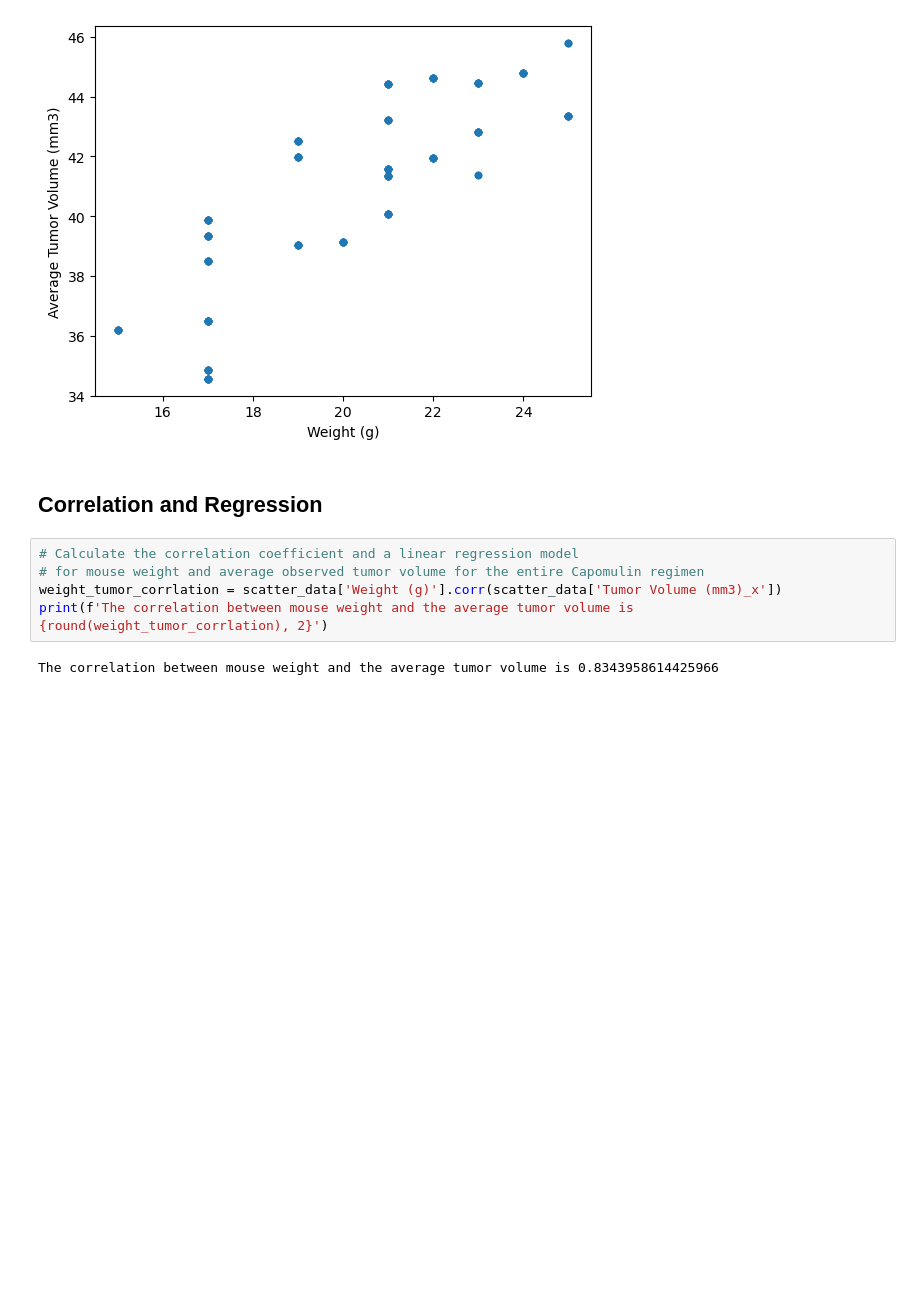
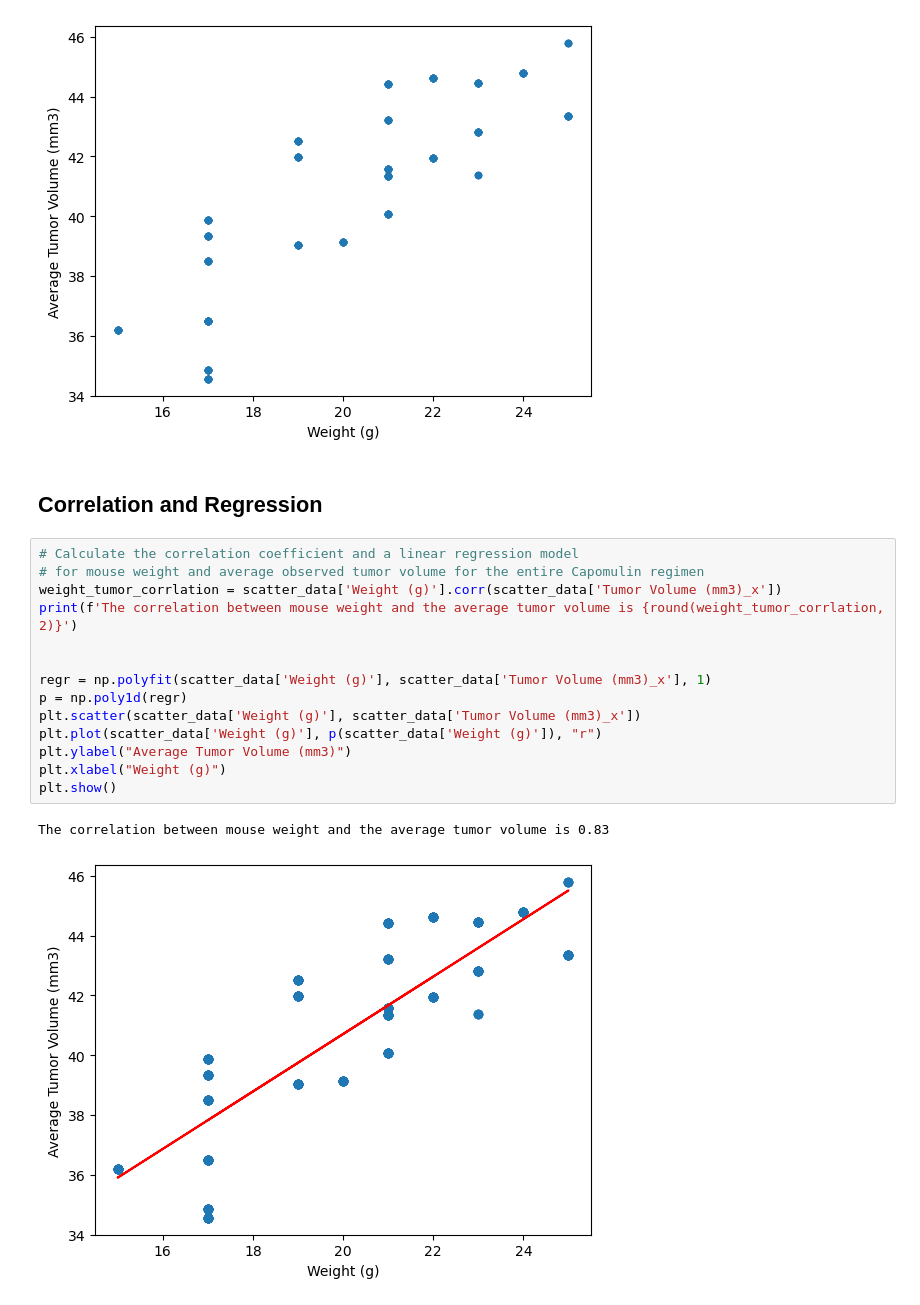
Before and after one commit to dsfackrell/Module5Challenge, a Jupyter notebook: Pymaceuticals/pymaceuticals.ipynb, the cells around one changed output. Cells and saved outputs as stored; diff of their text form; blank space fills up the shorter version.

Commit message:
Correlation and Regression

```diff
--- a/Pymaceuticals/pymaceuticals.ipynb
+++ b/Pymaceuticals/pymaceuticals.ipynb
@@ -276,7 +277,17 @@ scatter_data.plot.scatter(x='Weight (g)', y='Tumor Volume (mm3)_x', ylabel='Aver
 # %%
 # Calculate the correlation coefficient and a linear regression model
 # for mouse weight and average observed tumor volume for the entire Capomulin regimen
 weight_tumor_corrlation = scatter_data['Weight (g)'].corr(scatter_data['Tumor Volume (mm3)_x'])
-print(f'The correlation between mouse weight and the average tumor volume is {round(weight_tumor_corrlation), 2}')
+print(f'The correlation between mouse weight and the average tumor volume is {round(weight_tumor_corrlation, 2)}')
+
+
+regr = np.polyfit(scatter_data['Weight (g)'], scatter_data['Tumor Volume (mm3)_x'], 1)
+p = np.poly1d(regr)
+plt.scatter(scatter_data['Weight (g)'], scatter_data['Tumor Volume (mm3)_x'])
+plt.plot(scatter_data['Weight (g)'], p(scatter_data['Weight (g)']), "r")
+plt.ylabel("Average Tumor Volume (mm3)")
+plt.xlabel("Weight (g)")
+plt.show()
 # %% [output]
-The correlation between mouse weight and the average tumor volume is 0.8343958614425966
+The correlation between mouse weight and the average tumor volume is 0.83
+[figure, added]
```
Also changed, not shown: parts of 2 cells of this notebook.
